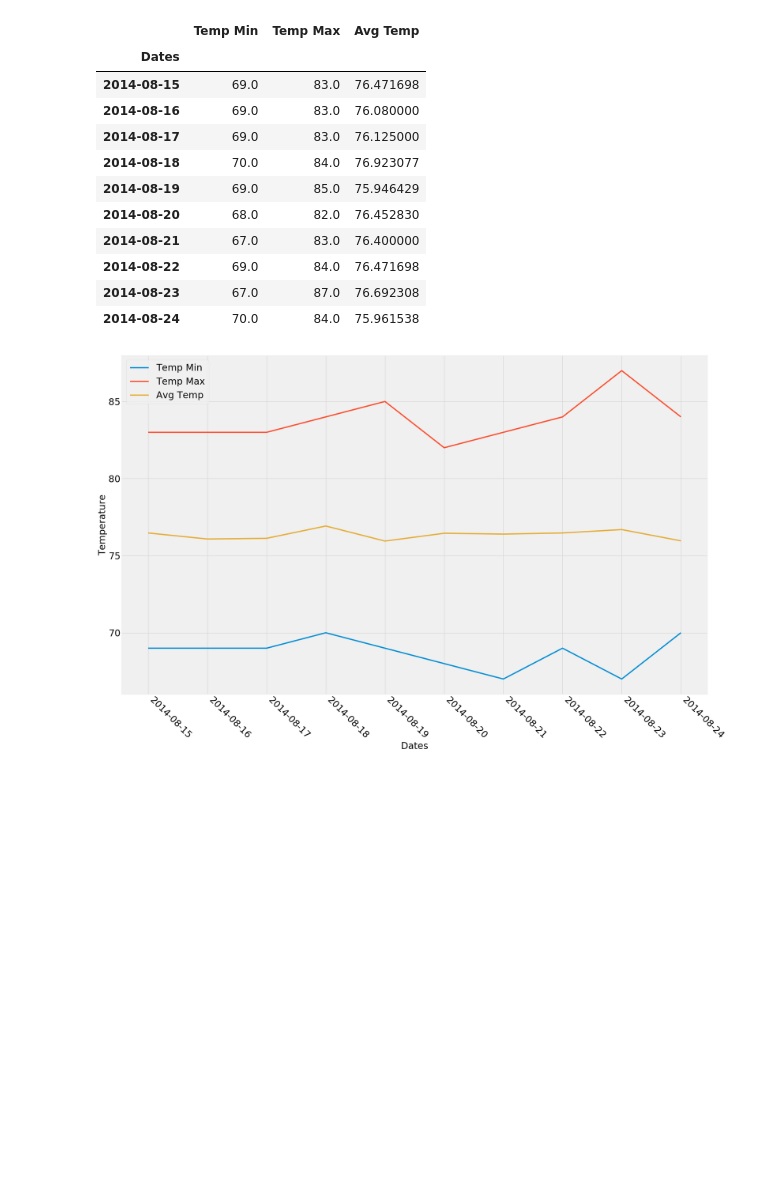
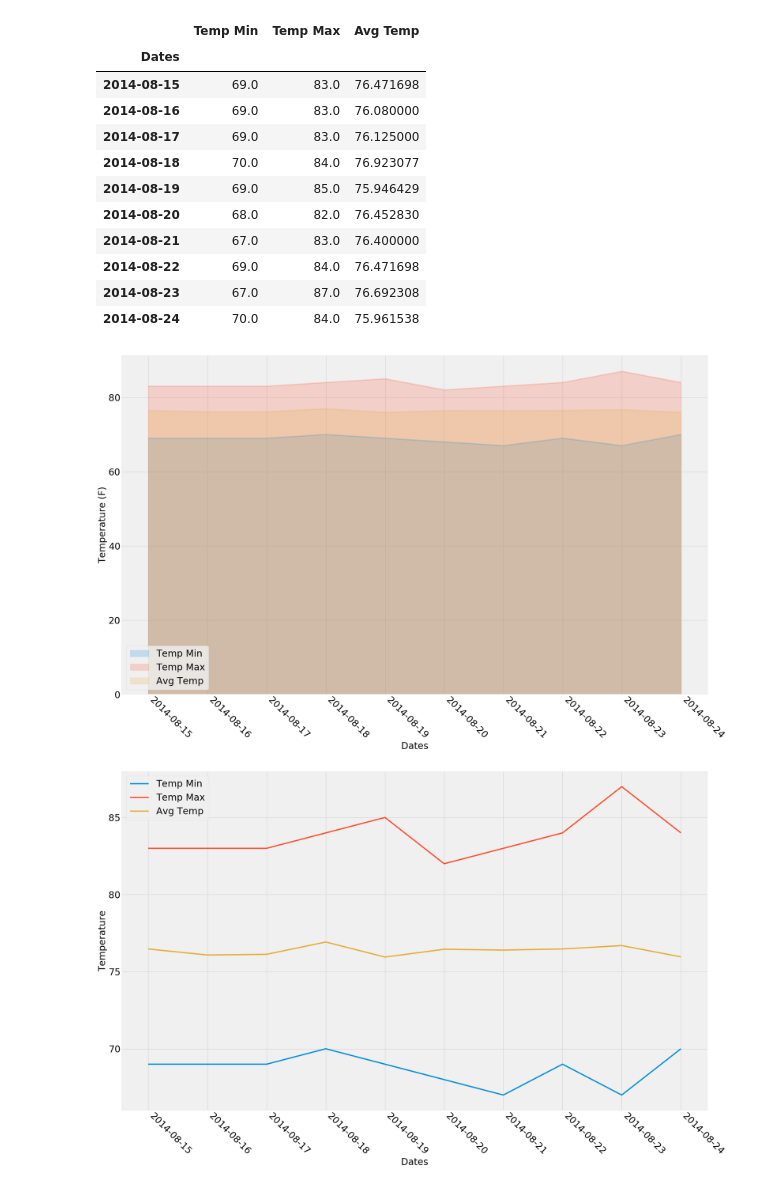
Before and after one commit to czwong/USCDataBootCamp, a Jupyter notebook: HW8-SQL_Academy/climate_starter.ipynb, the cells around one changed output. Saved outputs shown, nothing was run; the diff lists cells and outputs as text; code cells hidden in the pictures; blank space fills up the shorter version.

```diff
--- a/HW8-SQL_Academy/climate_starter.ipynb
+++ b/HW8-SQL_Academy/climate_starter.ipynb
@@ -373,6 +373,23 @@ trip_df
 | 2014-08-22 | 69.0 | 84.0 | 76.471698 |
 | 2014-08-23 | 67.0 | 87.0 | 76.692308 |
 | 2014-08-24 | 70.0 | 84.0 | 75.961538 |
+# %%
+# Plot the daily normals as an area plot with `stacked=False`
+trip_df.plot.area(figsize=(30,20), stacked=False, alpha = 0.2)
+
+ax = plt.gca()
+
+plt.xticks(np.arange(ax.get_xlim()[0]-ax.get_xlim()[0],ax.get_xlim()[1],1), trip_df.index, Fontsize = 30, rotation = '-45', ha = 'left')
+plt.yticks(Fontsize = 30)
+
+plt.xlabel("Dates", Fontsize = 30)
+plt.ylabel("Temperature (F)", Fontsize = 30)
+
+plt.legend(loc = "best", prop={'size': 30})
+
+plt.show()
+# %% [output]
+[figure, added]
 # %%
 # Plot the daily normals as an area plot with `stacked=False`
 x_axis = np.arange(len(trip_df.index))
```
Also changed, not shown: parts of 3 cells of this notebook.
